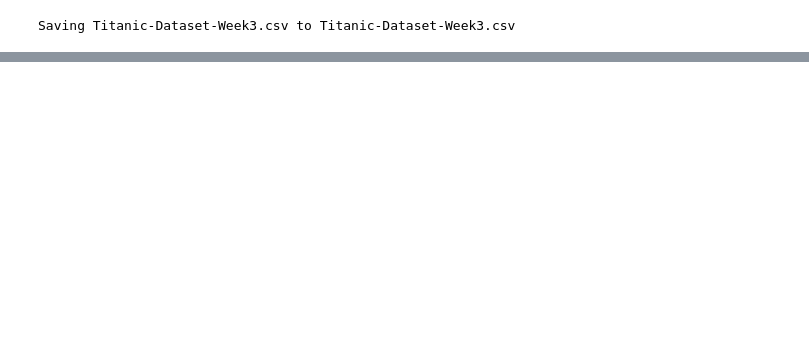
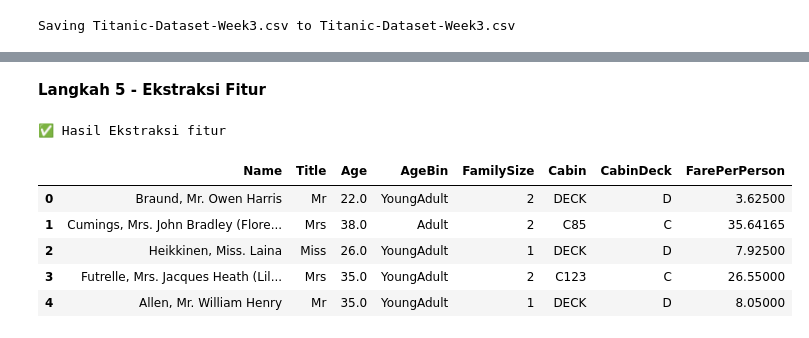
Before and after one commit to RayaRabbani129/PemMes_2026, a Jupyter notebook: Minggu03/P01_Week03.ipynb, the cells around one changed output, grey strips where cells are left out. Drawn from its saved outputs; the diff is of its cells as text; code cells hidden in the pictures; blank space fills up the shorter version.

```diff
--- a/Minggu03/P01_Week03.ipynb
+++ b/Minggu03/P01_Week03.ipynb
@@ -24,0 +67,9 @@ df.head()
+# %%
+# Age - mean
+df['Age'].fillna(value=df['Age'].mean(), inplace=True)
+
+# Cabin - "DECK"
+df['Cabin'].fillna(value="DECK", inplace=True)
+
+# Embarked - modus
+df['Embarked'].fillna(value=df['Embarked'].mode, inplace=True)
@@ -24,0 +113,2 @@ df.head()
+# %% [markdown]
+**Langkah 5 - Ekstraksi Fitur**
@@ -24,0 +118,36 @@ df.head()
+# %%
+# === EKSTRAKSI FITUR ===
+
+# 1. FamilySize: jumlah keluarga di kapal (SibSp + Parch + diri sendiri)
+df["FamilySize"] = df["SibSp"] + df["Parch"] + 1
+
+# 2. Title: ambil gelar dari kolom Name (Mr, Mrs, Miss, Master, dll.)
+df["Title"] = df["Name"].str.extract(r',\s*([^\.]+)\.', expand=False)
+title_mapping = {
+    "Mlle": "Miss", "Ms": "Miss", "Mme": "Mrs",
+    "Lady": "Rare", "Countess": "Rare", "Capt": "Rare", "Col": "Rare",
+    "Don": "Rare", "Dr": "Rare", "Major": "Rare", "Rev": "Rare",
+    "Sir": "Rare", "Jonkheer": "Rare", "Dona": "Rare"
+}
+df["Title"] = df["Title"].replace(title_mapping)
+
+# 3. AgeBin: kelompokkan usia menjadi kategori
+df["AgeBin"] = pd.cut(df["Age"], bins=[0, 12, 18, 35, 60, 100],
+                      labels=["Child", "Teen", "YoungAdult", "Adult", "Senior"])
+
+# 4. CabinDeck: ambil huruf pertama dari kolom Cabin
+df["CabinDeck"] = df["Cabin"].astype(str).str[0]
+
+# 5. Fare per person: bagi harga tiket dengan jumlah keluarga
+df["FarePerPerson"] = df["Fare"] / df["FamilySize"]
+
+print("✅ Hasil Ekstraksi fitur ")
+df[["Name", "Title", "Age", "AgeBin", "FamilySize", "Cabin", "CabinDeck", "FarePerPerson"]].head()
+# %% [output]
+✅ Hasil Ekstraksi fitur
+|  | Name | Title | Age | AgeBin | FamilySize | Cabin | CabinDeck | FarePerPerson |
+| 0 | Braund, Mr. Owen Harris | Mr | 22.0 | YoungAdult | 2 | DECK | D | 3.62500 |
+| 1 | Cumings, Mrs. John Bradley (Flore... | Mrs | 38.0 | Adult | 2 | C85 | C | 35.64165 |
+| 2 | Heikkinen, Miss. Laina | Miss | 26.0 | YoungAdult | 1 | DECK | D | 7.92500 |
+| 3 | Futrelle, Mrs. Jacques Heath (Lil... | Mrs | 35.0 | YoungAdult | 2 | C123 | C | 26.55000 |
+| 4 | Allen, Mr. William Henry | Mr | 35.0 | YoungAdult | 1 | DECK | D | 8.05000 |
```
Also changed, not shown: parts of 11 cells of this notebook.
